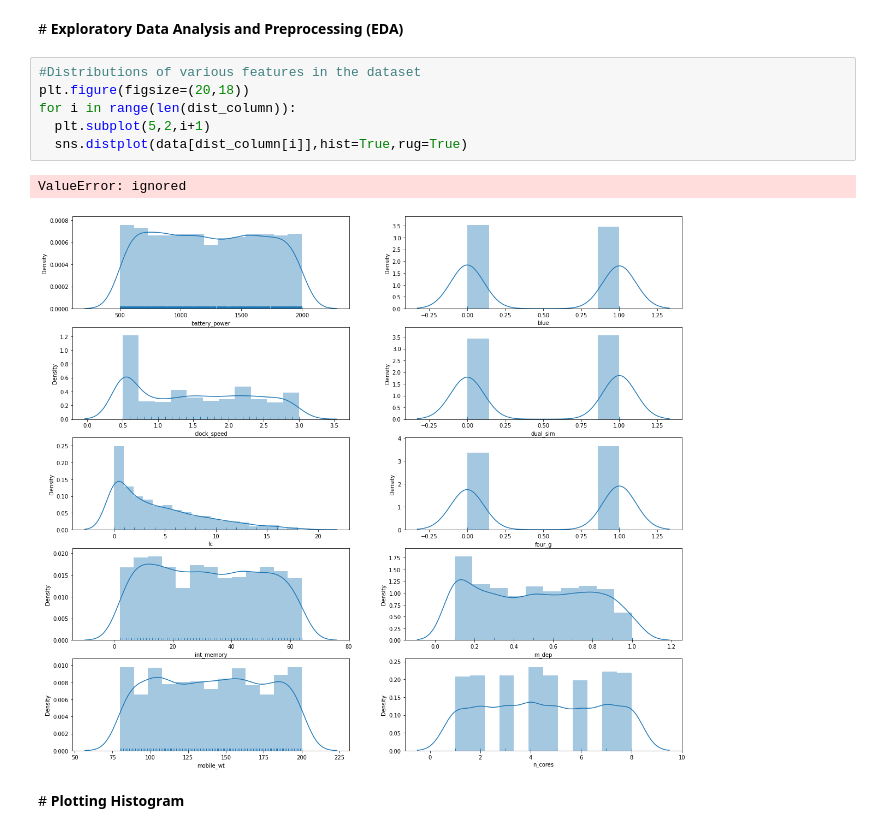
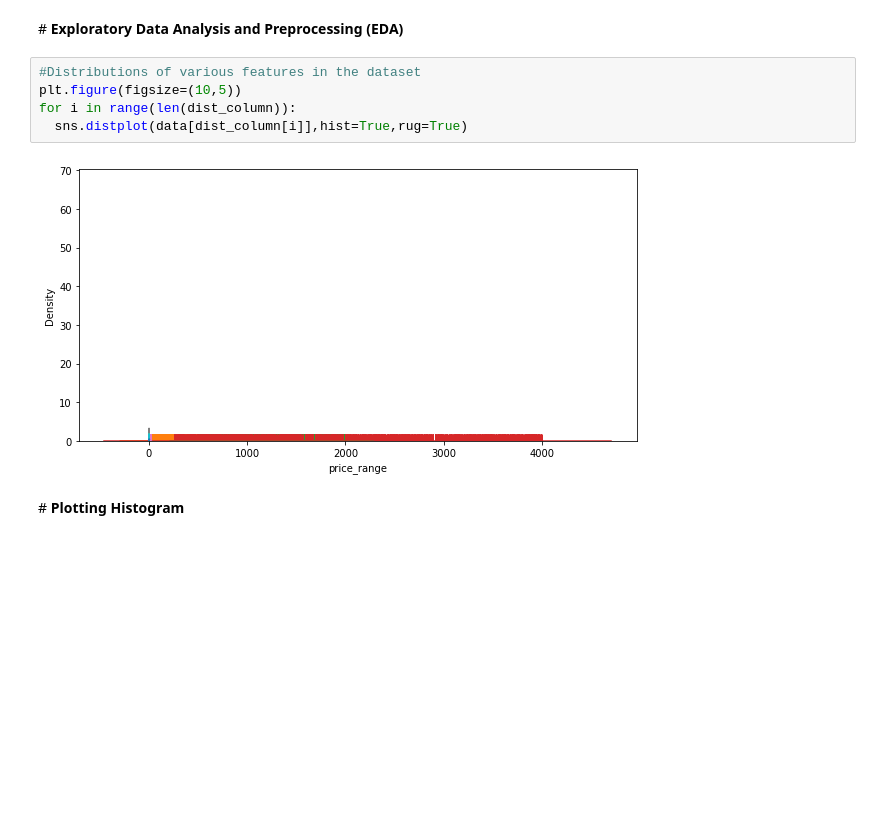
Before and after one commit to RanjithK2608/Mobile-Price-range-Prediction, a Jupyter notebook: Mobile_Price_Range_Prediction.ipynb, the cells around one changed output. Saved outputs shown, nothing was run; the diff lists cells and outputs as text; blank space fills up the shorter version.

```diff
--- a/Mobile_Price_Range_Prediction.ipynb
+++ b/Mobile_Price_Range_Prediction.ipynb
@@ -201,13 +201,11 @@ dist_column
 #<b> Exploratory Data Analysis and Preprocessing (EDA)
 # %%
 #Distributions of various features in the dataset
-plt.figure(figsize=(20,18))
+plt.figure(figsize=(10,5))
 for i in range(len(dist_column)):
-  plt.subplot(5,2,i+1)
   sns.distplot(data[dist_column[i]],hist=True,rug=True)
 # %% [output]
-ValueError: ignored
-[figure, old version]
+[figure, new version]
 # %% [markdown]
 #<b> Plotting Histogram
 # %%
```
